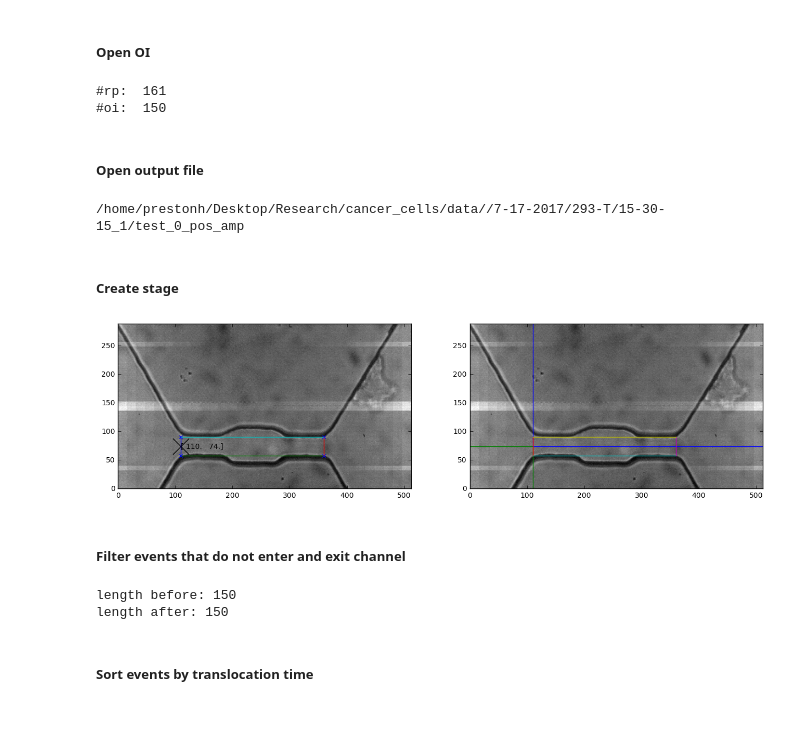
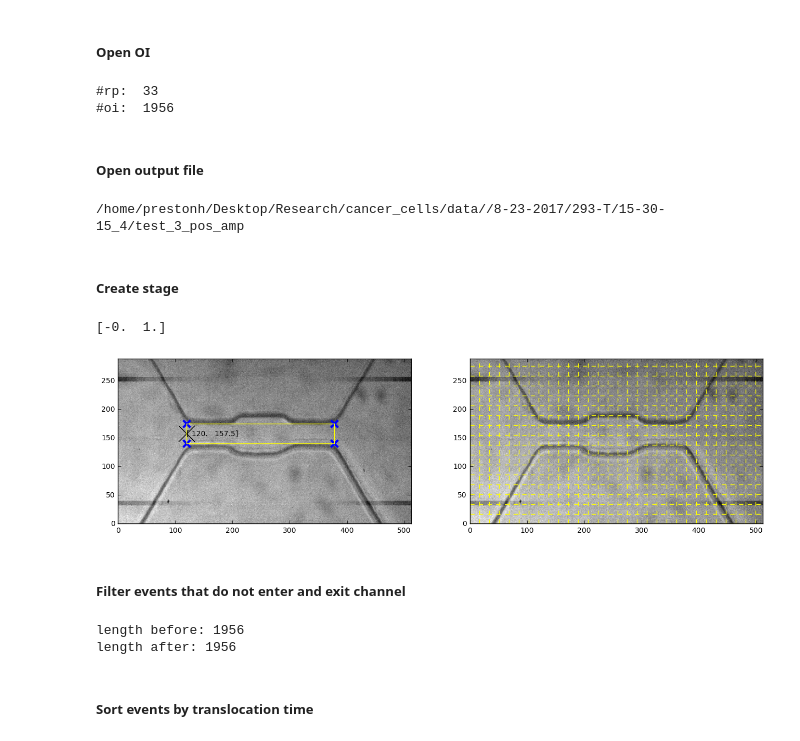
Before and after one commit to tphinkle/pore_stats, a Jupyter notebook: notebooks/rp_oi_sync.ipynb, the cells around one changed output. Drawn from its saved outputs; the diff is of its cells as text; code cells hidden in the pictures.

```diff
--- a/notebooks/rp_oi_sync.ipynb
+++ b/notebooks/rp_oi_sync.ipynb
@@ -30,10 +30,10 @@ from IPython.display import HTML
 # %% [markdown]
 ##### Set file info
 # %%
-date = '/7-17-2017'
+date = '/8-23-2017'
 particle = '/293-T'
-chip = '/15-30-15_1'
-file_index = '0'
+chip = '/15-30-15_4'
+file_index = '3'
 
 base_directory = '/home/prestonh/Desktop/Research/cancer_cells/data/'+date+particle+chip
 # %% [markdown]
@@ -62,8 +62,8 @@ rp_events = rp_file.open_event_file_json(rp_events_file_path)
 # %%
 oi_res_x = 512
 oi_res_y = 288
-oi_fps = 100000.
-oi_exp = 5
+oi_fps = 125000.
+oi_exp = .5
 
 # OI data files
 oi_vid_file_directory = base_directory + '/oi/bin/'
@@ -83,8 +83,8 @@ oi_events = oi_file.open_event_file_json(oi_events_file_path)
 print "#rp: ", len(rp_events)
 print "#oi: ", len(oi_events)
 # %% [output]
-#rp:  161
-#oi:  150
+#rp:  33
+#oi:  1956
 # %% [markdown]
 ##### Open output file
 # %%
@@ -93,22 +93,23 @@ output_file_name = oi_vid_file_name.replace('camera_','') + '_pos_amp'
 output_file_path = output_file_directory + output_file_name
 print output_file_path
 # %% [output]
-/home/prestonh/Desktop/Research/cancer_cells/data//7-17-2017/293-T/15-30-15_1/test_0_pos_amp
+/home/prestonh/Desktop/Research/cancer_cells/data//8-23-2017/293-T/15-30-15_4/test_3_pos_amp
 # %% [markdown]
 ##### Create stage
 # %%
 reload(oi)
 template_index = 0
 template_frame = oi_vid.get_frame(template_index)
-c0 = [110,90]
-c1 = [110,58]
-c2 = [360,58]
-c3 = [360,90]
+c0 = [120, 140]
+c1 = [120, 175]
+c2 = [378, 175]
+c3 = [378, 140]
 stage = oi.Stage(template_frame, c0, c1, c2, c3)
 stage._length_microns = 150
 stage.plot_stage()
 # %% [output]
+[-0.  1.]
-[figure, old version]
+[figure, new version]
 # %% [markdown]
 ##### Filter events that do not enter and exit channel
 # %%
@@ -120,8 +121,8 @@ print 'length before:', len(oi_events)
 oi_events = [event for event in oi_events if event._channel_enter_tf != None and event._channel_exit_tf != None]
 print 'length after:', len(oi_events)
 # %% [output]
-length before: 150
-length after: 150
+length before: 1956
+length after: 1956
 # %% [markdown]
 ##### Sort events by translocation time
 # %%
```
Also changed, not shown: parts of 1 cell of this notebook, 16 other files.
